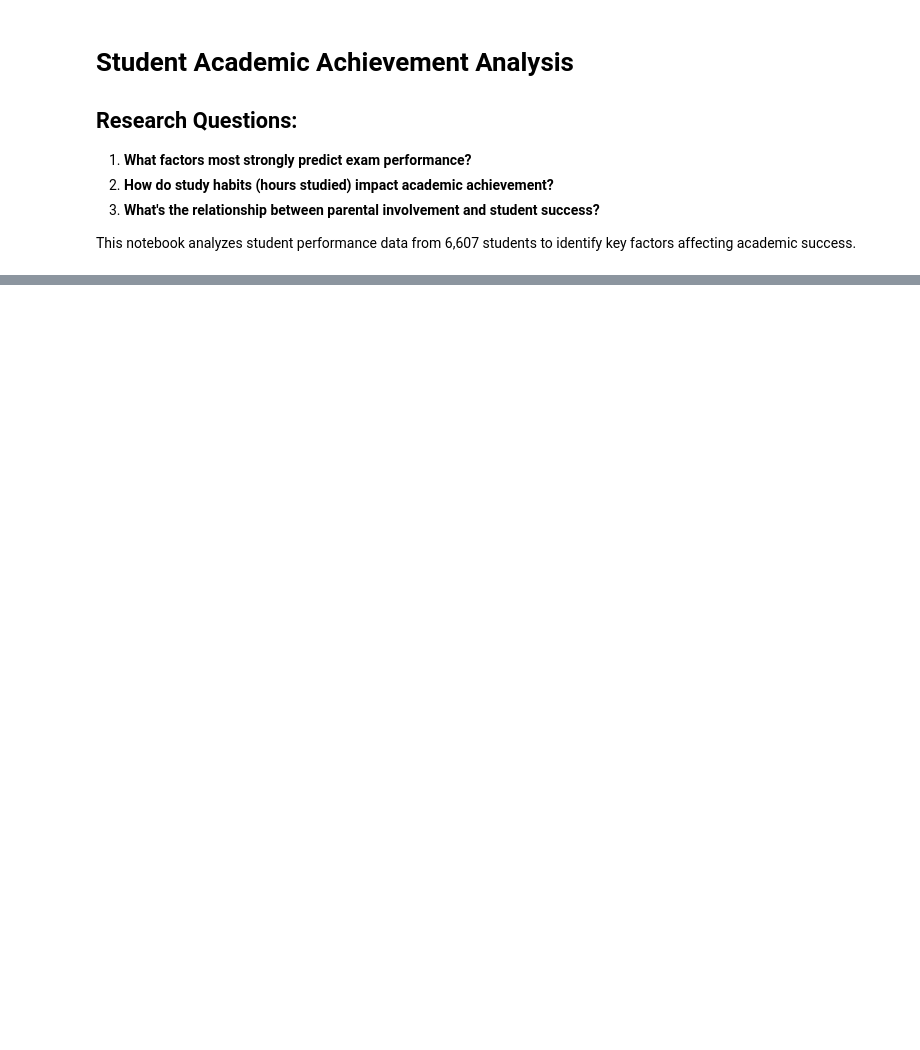
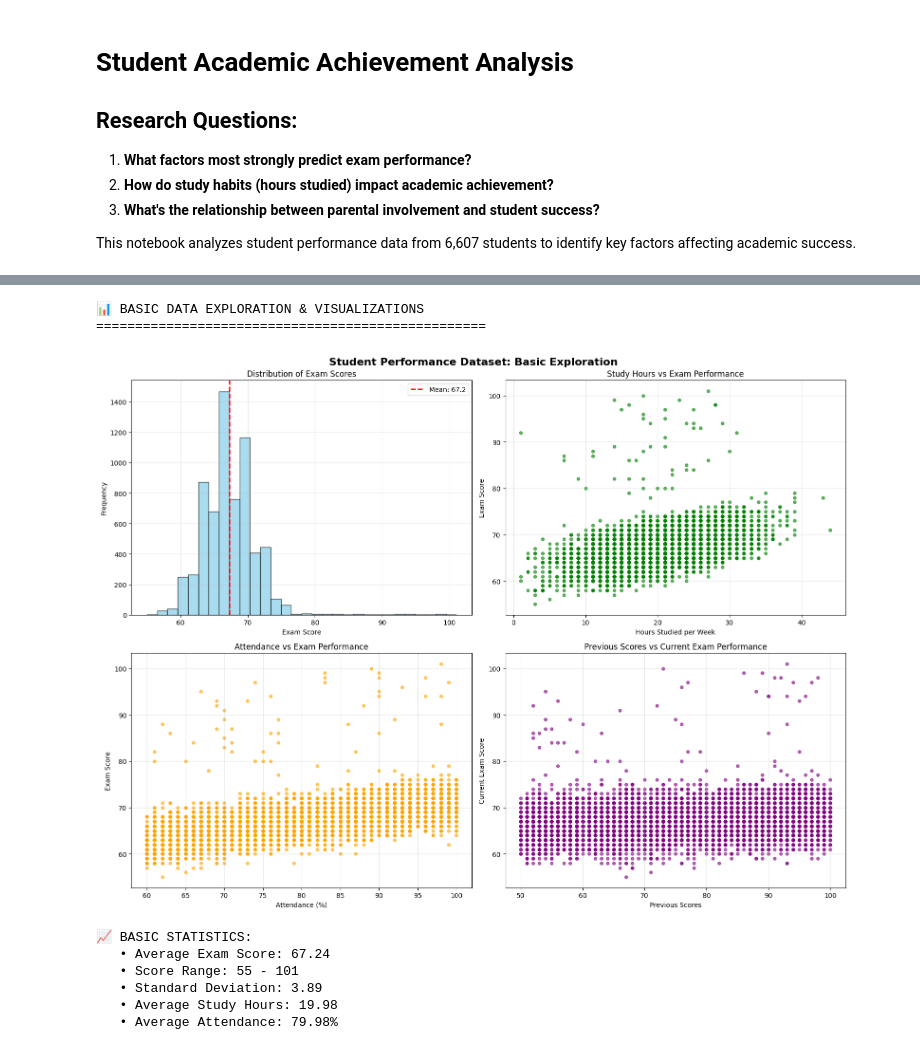
Before and after one commit to ragini-sinha03/my_new_analytics_project, a Jupyter notebook: notebooks/Student_Academic_Achievement_Analysis.ipynb, the cells around one changed output, grey strips where cells are left out. Saved outputs shown, nothing was run; the diff lists cells and outputs as text; code cells hidden in the pictures; blank space fills up the shorter version.

Commit message:
Added Student_Perforance_EDA file under notebook folder

```diff
--- a/notebooks/Student_Academic_Achievement_Analysis.ipynb
+++ b/notebooks/Student_Academic_Achievement_Analysis.ipynb
@@ -122,0 +368,63 @@ plt.show()
+# %%
+# Cell: Basic Data Exploration and Distribution Analysis
+print("📊 BASIC DATA EXPLORATION & VISUALIZATIONS")
+print("="*50)
+
+# Set up the plotting style
+plt.style.use('default')
+sns.set_palette("husl")
+
+# Create a comprehensive overview with multiple subplots
+fig, axes = plt.subplots(2, 2, figsize=(16, 12))
+fig.suptitle('Student Performance Dataset: Basic Exploration', fontsize=16, fontweight='bold')
+
+# 1. Exam Score Distribution
+axes[0,0].hist(df['Exam_Score'], bins=30, alpha=0.7, color='skyblue', edgecolor='black')
+axes[0,0].axvline(df['Exam_Score'].mean(), color='red', linestyle='--', linewidth=2, label=f'Mean: {df["Exam_Score"].mean():.1f}')
+axes[0,0].set_title('Distribution of Exam Scores')
+axes[0,0].set_xlabel('Exam Score')
+axes[0,0].set_ylabel('Frequency')
+axes[0,0].legend()
+axes[0,0].grid(True, alpha=0.3)
+
+# 2. Hours Studied vs Exam Score
+axes[0,1].scatter(df['Hours_Studied'], df['Exam_Score'], alpha=0.6, color='green', s=20)
+axes[0,1].set_title('Study Hours vs Exam Performance')
+axes[0,1].set_xlabel('Hours Studied per Week')
+axes[0,1].set_ylabel('Exam Score')
+axes[0,1].grid(True, alpha=0.3)
+
+# 3. Attendance vs Exam Score
+axes[1,0].scatter(df['Attendance'], df['Exam_Score'], alpha=0.6, color='orange', s=20)
+axes[1,0].set_title('Attendance vs Exam Performance')
+axes[1,0].set_xlabel('Attendance (%)')
+axes[1,0].set_ylabel('Exam Score')
+axes[1,0].grid(True, alpha=0.3)
+
+# 4. Previous Scores vs Current Exam Score
+axes[1,1].scatter(df['Previous_Scores'], df['Exam_Score'], alpha=0.6, color='purple', s=20)
+axes[1,1].set_title('Previous Scores vs Current Exam Performance')
+axes[1,1].set_xlabel('Previous Scores')
+axes[1,1].set_ylabel('Current Exam Score')
+axes[1,1].grid(True, alpha=0.3)
+
+plt.tight_layout()
+plt.show()
+
+# Print basic statistics
+print(f"\n📈 BASIC STATISTICS:")
+print(f"   • Average Exam Score: {df['Exam_Score'].mean():.2f}")
+print(f"   • Score Range: {df['Exam_Score'].min()} - {df['Exam_Score'].max()}")
+print(f"   • Standard Deviation: {df['Exam_Score'].std():.2f}")
+print(f"   • Average Study Hours: {df['Hours_Studied'].mean():.2f}")
+print(f"   • Average Attendance: {df['Attendance'].mean():.2f}%")
+# %% [output]
+📊 BASIC DATA EXPLORATION & VISUALIZATIONS
+==================================================
+[figure, added]
+📈 BASIC STATISTICS:
+   • Average Exam Score: 67.24
+   • Score Range: 55 - 101
+   • Standard Deviation: 3.89
+   • Average Study Hours: 19.98
+   • Average Attendance: 79.98%
```
Also changed, not shown: parts of 11 cells of this notebook, 3 other files.
